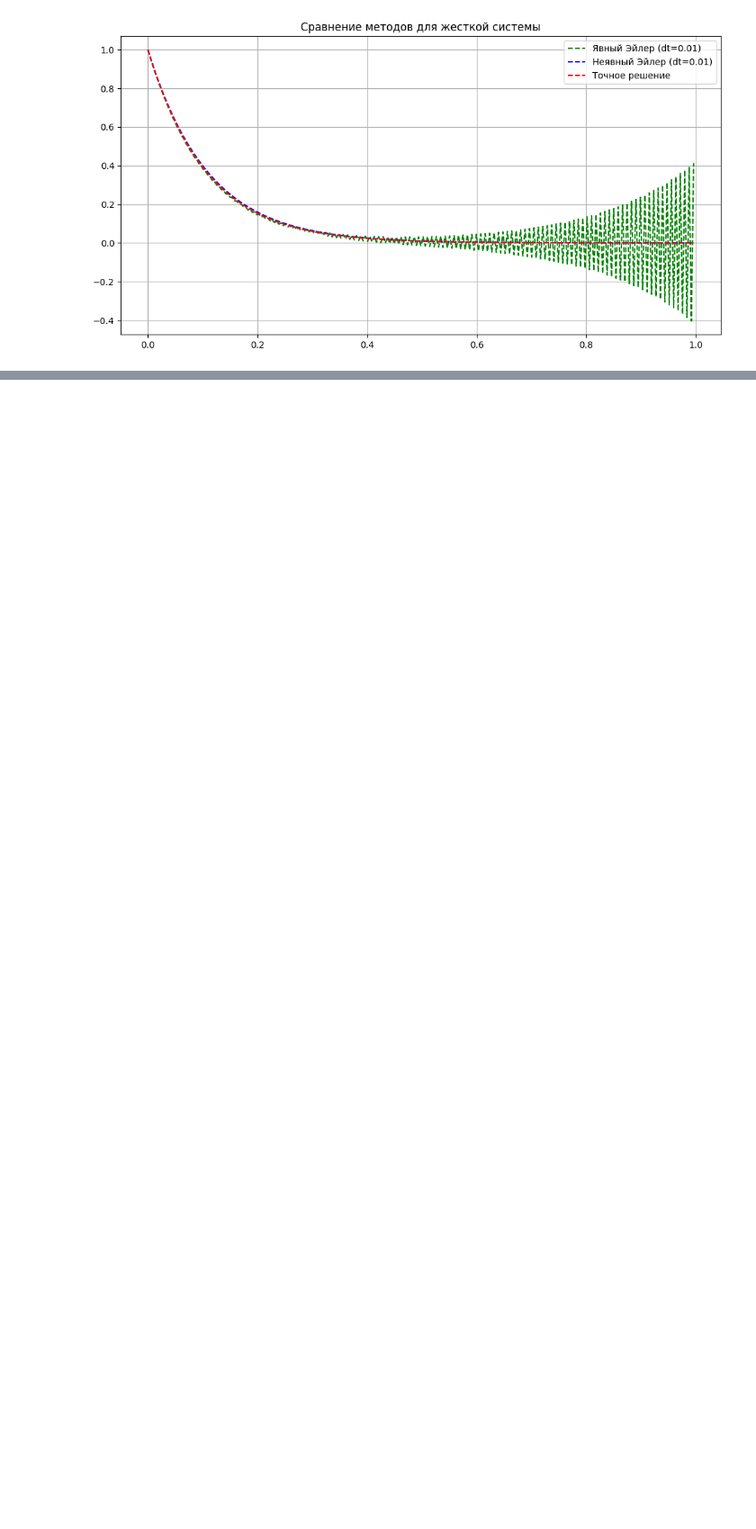
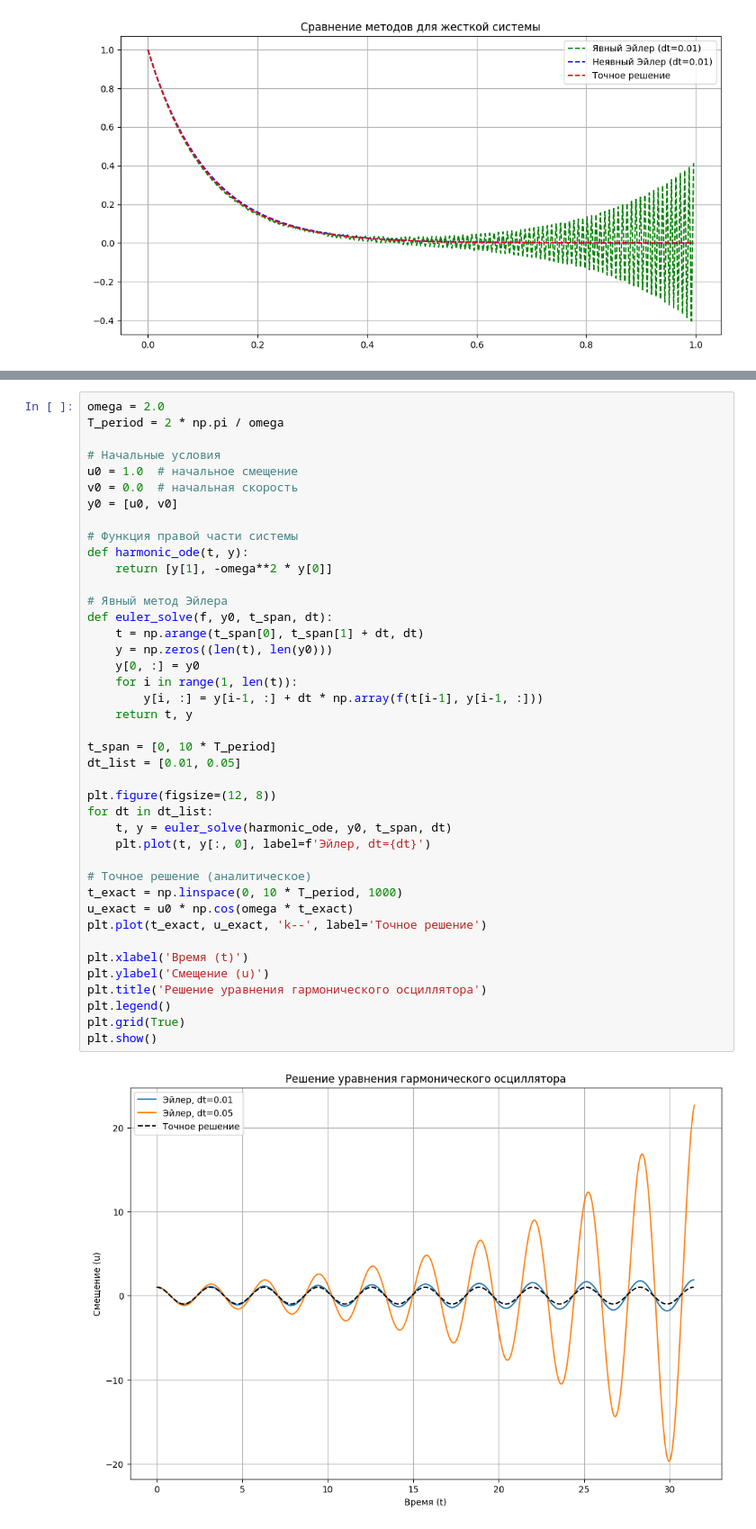
Before and after one commit to OhNoMyRook/Calculus, a Jupyter notebook: 2sem-5.ipynb, the cells around one changed output, grey strips where cells are left out. Shown at 90% size. Drawn from its saved outputs; the diff is of its cells as text; blank space fills up the shorter version.

```diff
--- a/2sem-5.ipynb
+++ b/2sem-5.ipynb
@@ -233,0 +238,43 @@ plt.show()
+# %%
+omega = 2.0
+T_period = 2 * np.pi / omega
+
+# Начальные условия
+u0 = 1.0  # начальное смещение
+v0 = 0.0  # начальная скорость
+y0 = [u0, v0]
+
+# Функция правой части системы
+def harmonic_ode(t, y):
+    return [y[1], -omega**2 * y[0]]
+
+# Явный метод Эйлера
+def euler_solve(f, y0, t_span, dt):
+    t = np.arange(t_span[0], t_span[1] + dt, dt)
+    y = np.zeros((len(t), len(y0)))
+    y[0, :] = y0
+    for i in range(1, len(t)):
+        y[i, :] = y[i-1, :] + dt * np.array(f(t[i-1], y[i-1, :]))
+    return t, y
+
+t_span = [0, 10 * T_period]
+dt_list = [0.01, 0.05]
+
+plt.figure(figsize=(12, 8))
+for dt in dt_list:
+    t, y = euler_solve(harmonic_ode, y0, t_span, dt)
+    plt.plot(t, y[:, 0], label=f'Эйлер, dt={dt}')
+
+# Точное решение (аналитическое)
+t_exact = np.linspace(0, 10 * T_period, 1000)
+u_exact = u0 * np.cos(omega * t_exact)
+plt.plot(t_exact, u_exact, 'k--', label='Точное решение')
+
+plt.xlabel('Время (t)')
+plt.ylabel('Смещение (u)')
+plt.title('Решение уравнения гармонического осциллятора')
+plt.legend()
+plt.grid(True)
+plt.show()
+# %% [output]
+[figure, added]
```
Also changed, not shown: parts of 8 cells of this notebook.
